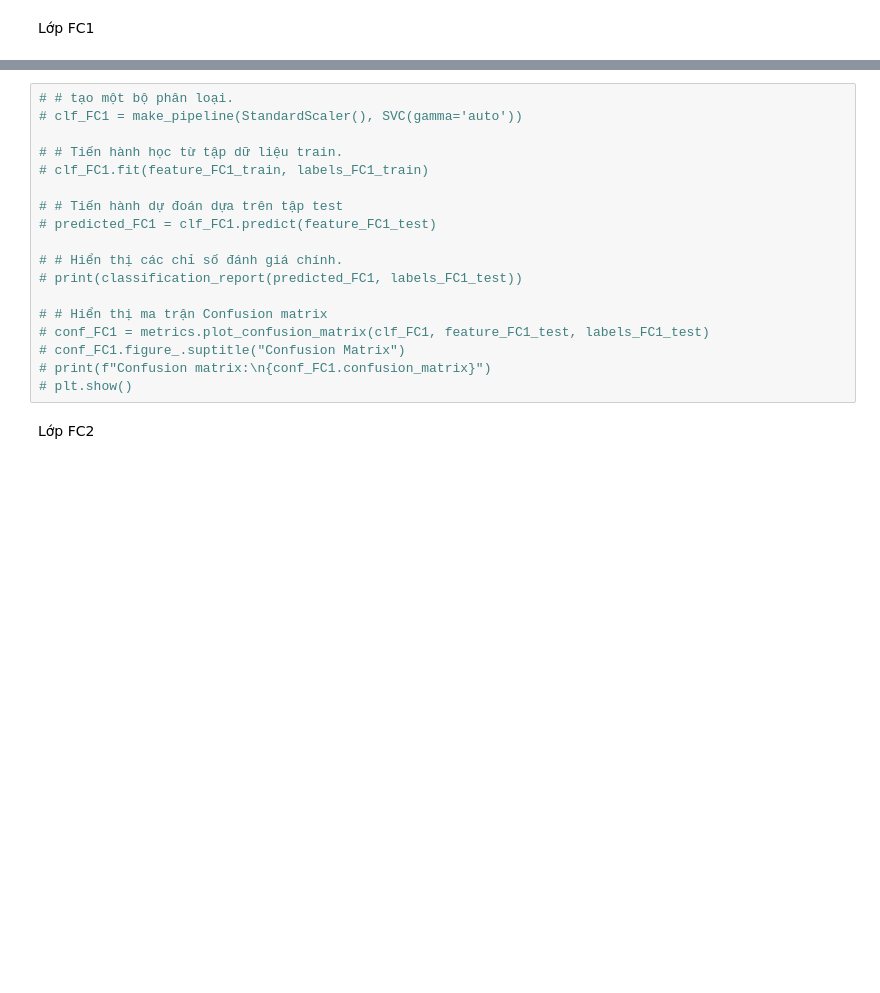
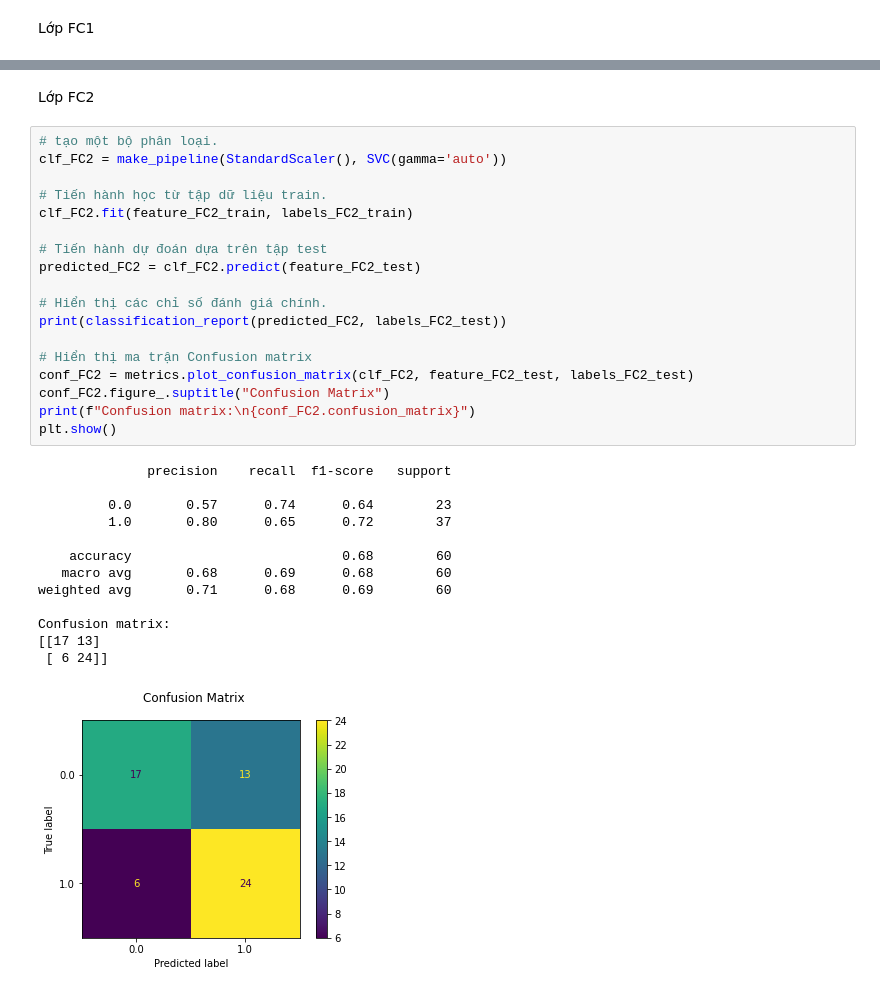
Before and after one commit to Hoangthang017/CS331-338-431_nine-dash-line-detection, a Jupyter notebook: FeatureExtractionUsingAlexnet/SVM.ipynb, the cells around one changed output, grey strips where cells are left out. Saved outputs shown, nothing was run; the diff lists cells and outputs as text; blank space fills up the shorter version.

```diff
--- a/FeatureExtractionUsingAlexnet/SVM.ipynb
+++ b/FeatureExtractionUsingAlexnet/SVM.ipynb
@@ -183,20 +65,34 @@ Confusion matrix:
-# %%
-# # tạo một bộ phân loại.
-# clf_FC1 = make_pipeline(StandardScaler(), SVC(gamma='auto'))
-
-# # Tiến hành học từ tập dữ liệu train.
-# clf_FC1.fit(feature_FC1_train, labels_FC1_train)
-
-# # Tiến hành dự đoán dựa trên tập test
-# predicted_FC1 = clf_FC1.predict(feature_FC1_test)
-
-# # Hiển thị các chỉ số đánh giá chính.
-# print(classification_report(predicted_FC1, labels_FC1_test))
-
-# # Hiển thị ma trận Confusion matrix
-# conf_FC1 = metrics.plot_confusion_matrix(clf_FC1, feature_FC1_test, labels_FC1_test)
-# conf_FC1.figure_.suptitle("Confusion Matrix")
-# print(f"Confusion matrix:\n{conf_FC1.confusion_matrix}")
-# plt.show()
 # %% [markdown]
 Lớp FC2
+# %%
+# tạo một bộ phân loại.
+clf_FC2 = make_pipeline(StandardScaler(), SVC(gamma='auto'))
+
+# Tiến hành học từ tập dữ liệu train.
+clf_FC2.fit(feature_FC2_train, labels_FC2_train)
+
+# Tiến hành dự đoán dựa trên tập test
+predicted_FC2 = clf_FC2.predict(feature_FC2_test)
+
+# Hiển thị các chỉ số đánh giá chính.
+print(classification_report(predicted_FC2, labels_FC2_test))
+
+# Hiển thị ma trận Confusion matrix
+conf_FC2 = metrics.plot_confusion_matrix(clf_FC2, feature_FC2_test, labels_FC2_test)
+conf_FC2.figure_.suptitle("Confusion Matrix")
+print(f"Confusion matrix:\n{conf_FC2.confusion_matrix}")
+plt.show()
+# %% [output]
+              precision    recall  f1-score   support
+
+         0.0       0.57      0.74      0.64        23
+         1.0       0.80      0.65      0.72        37
+
+    accuracy                           0.68        60
+   macro avg       0.68      0.69      0.68        60
+weighted avg       0.71      0.68      0.69        60
+
+Confusion matrix:
+[[17 13]
+ [ 6 24]]
+[figure, added]
```
Also changed, not shown: parts of 6 cells of this notebook.
